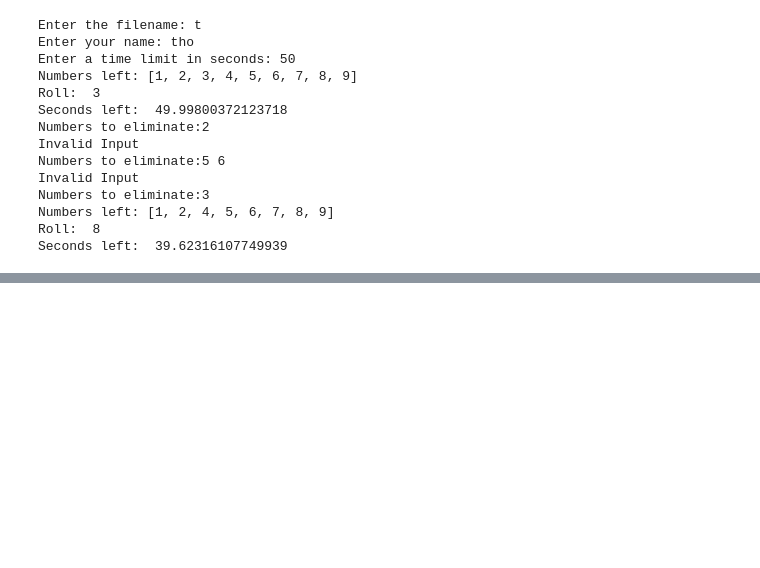
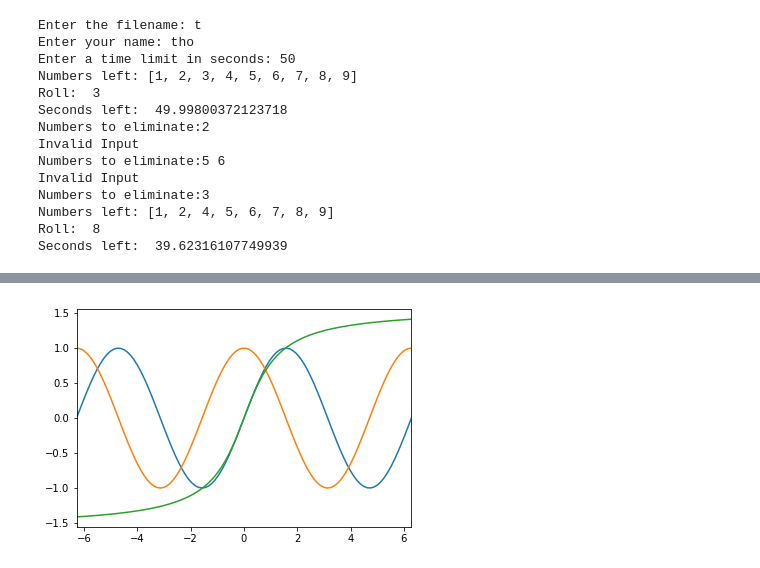
Before and after one commit to tpellet/BootCamp2019, a Jupyter notebook: ProblemSets/Week 1/Problem set 1b.ipynb, the cells around one changed output, grey strips where cells are left out. Saved outputs shown, nothing was run; the diff lists cells and outputs as text; code cells hidden in the pictures; blank space fills up the shorter version.

```diff
--- a/ProblemSets/Week 1/Problem set 1b.ipynb
+++ b/ProblemSets/Week 1/Problem set 1b.ipynb
@@ -224,0 +269,13 @@ Seconds left:  39.62316107749939
+# %%
+# Problem 2
+
+def trigoplot():
+    x = np.linspace(-2*np.pi,2*np.pi,100)
+    plt.ion()
+    plt.plot(x, np.sin(x))
+    plt.plot(x, np.cos(x))
+    plt.plot(x, np.arctan(x))
+    plt.xlim(-2*np.pi,2*np.pi)
+trigoplot()
+# %% [output]
+[figure, added]
```
Also changed, not shown: parts of 6 cells of this notebook, 1 other file.
